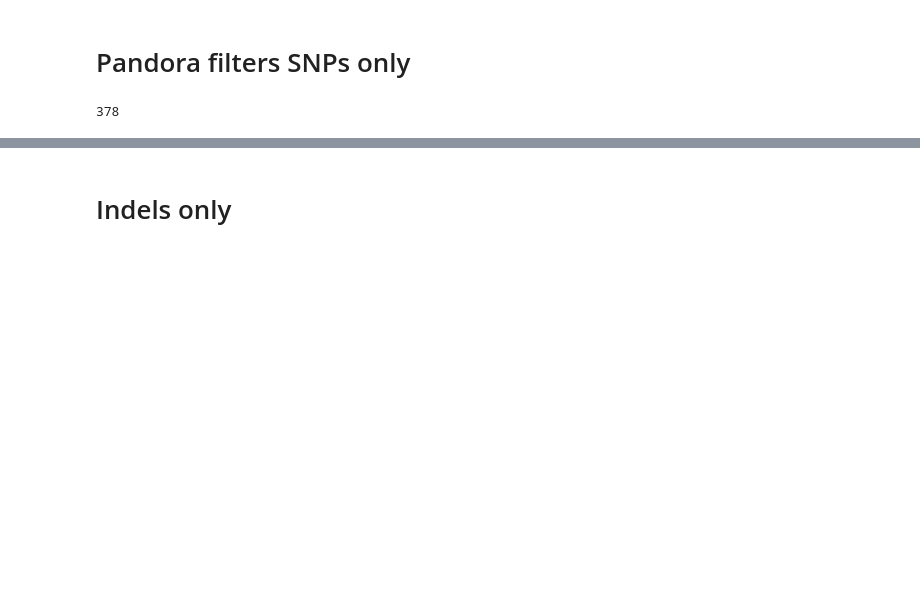
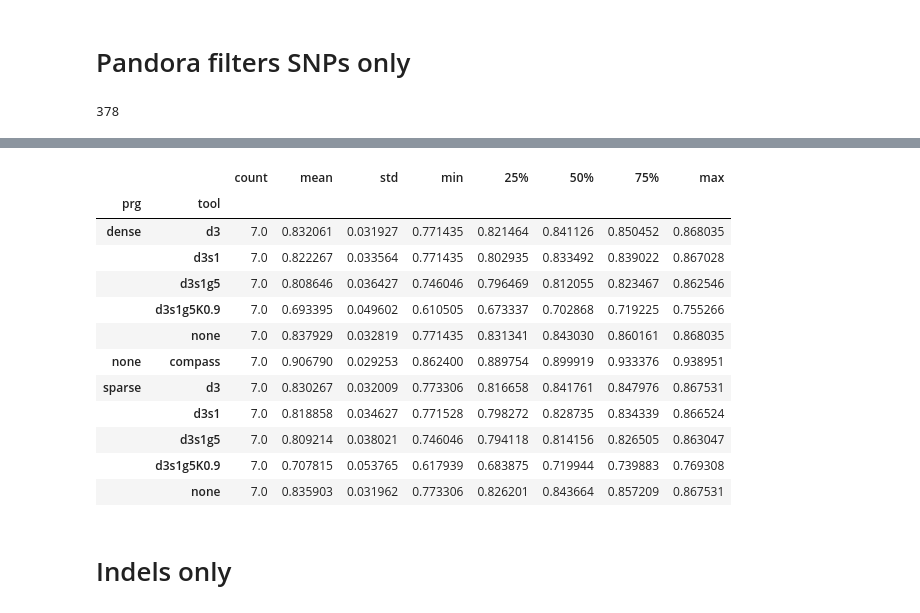
Before and after one commit to mbhall88/head_to_head_pipeline, a Jupyter notebook: analysis/pandora_variants/truth_eval/filter_eda/pandora_filters.ipynb, the cells around one changed output, grey strips where cells are left out. Saved outputs shown, nothing was run; the diff lists cells and outputs as text; code cells hidden in the pictures; blank space fills up the shorter version.

```diff
--- a/analysis/pandora_variants/truth_eval/filter_eda/pandora_filters.ipynb
+++ b/analysis/pandora_variants/truth_eval/filter_eda/pandora_filters.ipynb
@@ -186,3 +186,19 @@ fig.tight_layout()
+# %%
+df.groupby(["prg", "tool"])["recall"].describe()
+# %% [output]
+|  |  | count | mean | std | min | 25% | 50% | 75% | max |
+| prg | tool |  |  |  |  |  |  |  |  |
+| dense | d3 | 7.0 | 0.832061 | 0.031927 | 0.771435 | 0.821464 | 0.841126 | 0.850452 | 0.868035 |
+|  | d3s1 | 7.0 | 0.822267 | 0.033564 | 0.771435 | 0.802935 | 0.833492 | 0.839022 | 0.867028 |
+|  | d3s1g5 | 7.0 | 0.808646 | 0.036427 | 0.746046 | 0.796469 | 0.812055 | 0.823467 | 0.862546 |
+|  | d3s1g5K0.9 | 7.0 | 0.693395 | 0.049602 | 0.610505 | 0.673337 | 0.702868 | 0.719225 | 0.755266 |
+|  | none | 7.0 | 0.837929 | 0.032819 | 0.771435 | 0.831341 | 0.843030 | 0.860161 | 0.868035 |
+| none | compass | 7.0 | 0.906790 | 0.029253 | 0.862400 | 0.889754 | 0.899919 | 0.933376 | 0.938951 |
+| sparse | d3 | 7.0 | 0.830267 | 0.032009 | 0.773306 | 0.816658 | 0.841761 | 0.847976 | 0.867531 |
+|  | d3s1 | 7.0 | 0.818858 | 0.034627 | 0.771528 | 0.798272 | 0.828735 | 0.834339 | 0.866524 |
+|  | d3s1g5 | 7.0 | 0.809214 | 0.038021 | 0.746046 | 0.794118 | 0.814156 | 0.826505 | 0.863047 |
+|  | d3s1g5K0.9 | 7.0 | 0.707815 | 0.053765 | 0.617939 | 0.683875 | 0.719944 | 0.739883 | 0.769308 |
+|  | none | 7.0 | 0.835903 | 0.031962 | 0.773306 | 0.826201 | 0.843664 | 0.857209 | 0.867531 |
 # %%
 fig.savefig("/home/michael/Documents/phd/thesis/Chapter2/Figs/pandora-precision-recall-filters-snps.png")
 # %% [markdown]
```
Also changed, not shown: parts of 4 cells of this notebook, 3 other files.
